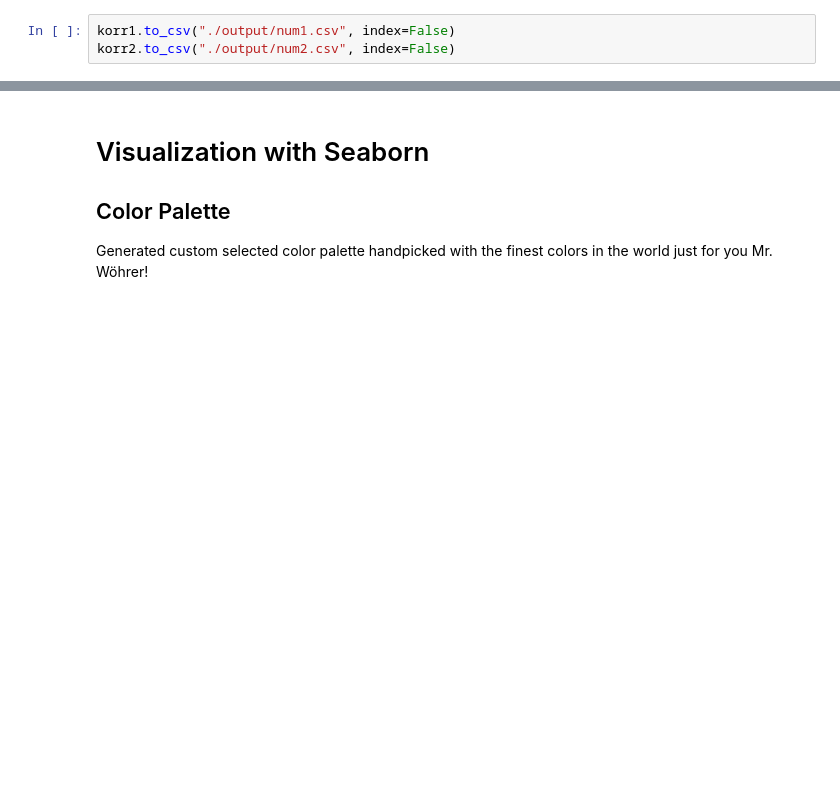
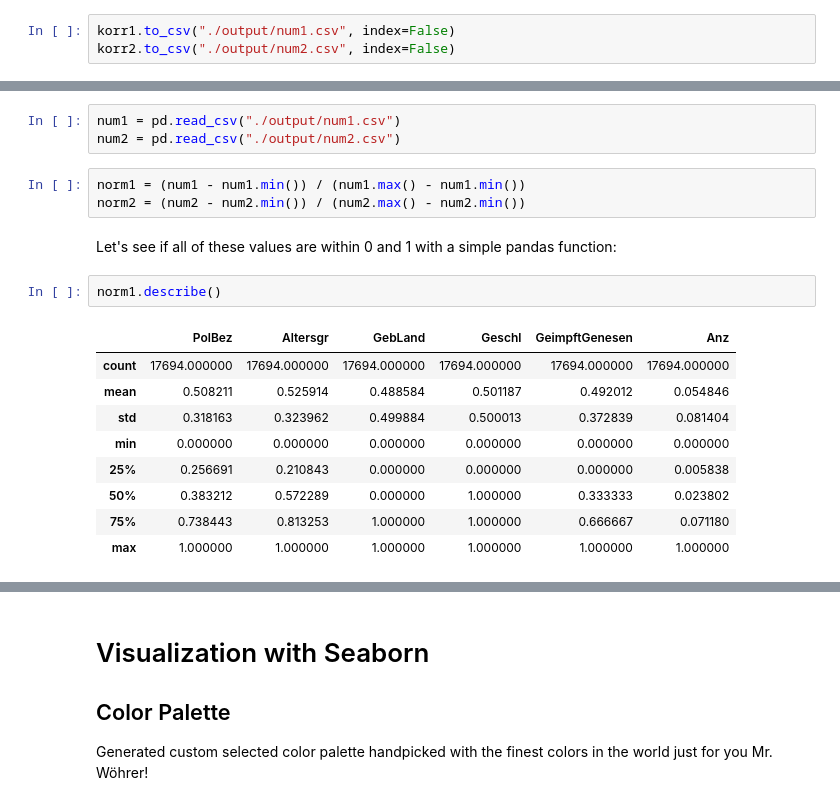
Before and after one commit to Sormy23/DataScience_CoronaStatistics, a Jupyter notebook: mini_projekt.ipynb, the cells around one changed output, grey strips where cells are left out. Cells and saved outputs as stored; diff of their text form; blank space fills up the shorter version.

Commit message:
Done with normalizing values

```diff
--- a/mini_projekt.ipynb
+++ b/mini_projekt.ipynb
@@ -456,0 +460,20 @@ korr2.to_csv("./output/num2.csv", index=False)
+# %%
+num1 = pd.read_csv("./output/num1.csv")
+num2 = pd.read_csv("./output/num2.csv")
+# %%
+norm1 = (num1 - num1.min()) / (num1.max() - num1.min())
+norm2 = (num2 - num2.min()) / (num2.max() - num2.min())
+# %% [markdown]
+Let's see if all of these values are within 0 and 1 with a simple pandas function:
+# %%
+norm1.describe()
+# %% [output]
+|  | PolBez | Altersgr | GebLand | Geschl | GeimpftGenesen | Anz |
+| count | 17694.000000 | 17694.000000 | 17694.000000 | 17694.000000 | 17694.000000 | 17694.000000 |
+| mean | 0.508211 | 0.525914 | 0.488584 | 0.501187 | 0.492012 | 0.054846 |
+| std | 0.318163 | 0.323962 | 0.499884 | 0.500013 | 0.372839 | 0.081404 |
+| min | 0.000000 | 0.000000 | 0.000000 | 0.000000 | 0.000000 | 0.000000 |
+| 25% | 0.256691 | 0.210843 | 0.000000 | 0.000000 | 0.000000 | 0.005838 |
+| 50% | 0.383212 | 0.572289 | 0.000000 | 1.000000 | 0.333333 | 0.023802 |
+| 75% | 0.738443 | 0.813253 | 1.000000 | 1.000000 | 0.666667 | 0.071180 |
+| max | 1.000000 | 1.000000 | 1.000000 | 1.000000 | 1.000000 | 1.000000 |
```
Also changed, not shown: parts of 9 cells of this notebook.
